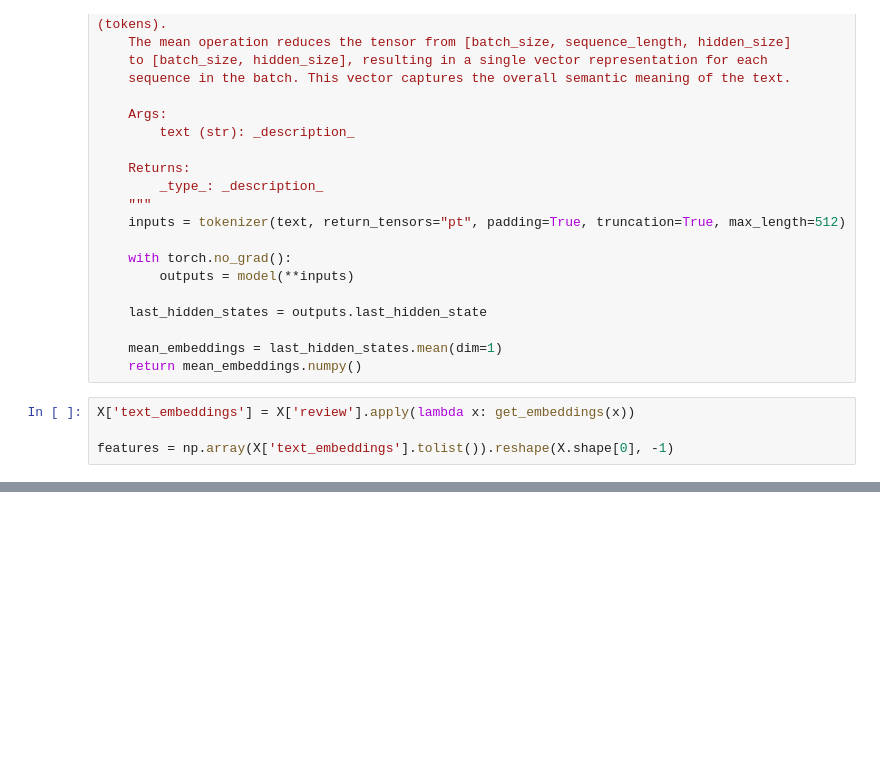
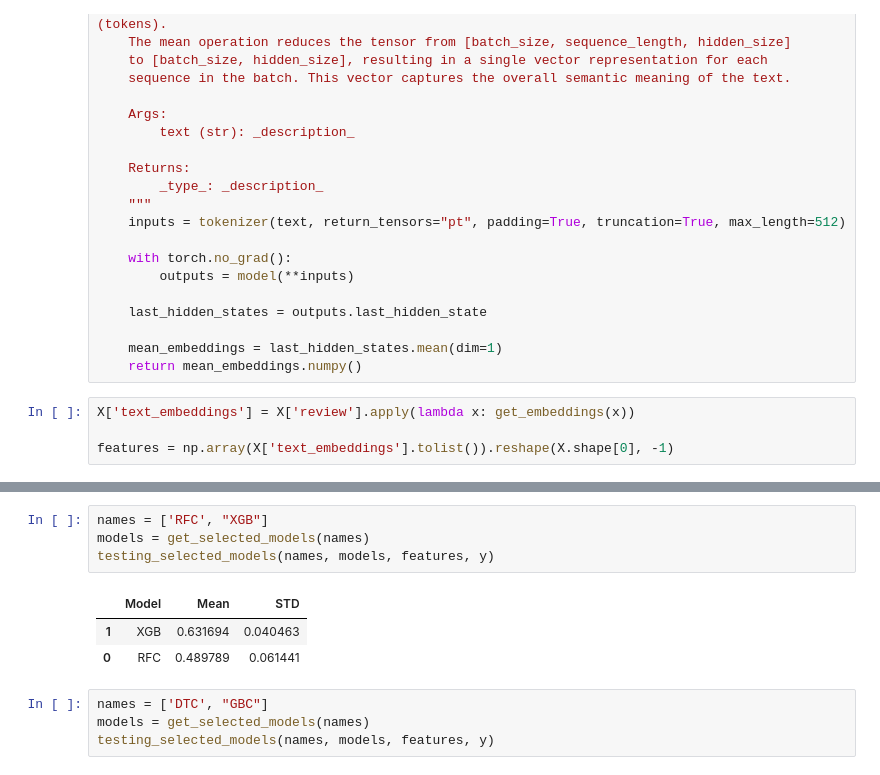
Before and after one commit to MaukanMir/Genshin-Impact-Google-Sentiment-Analysis, a Jupyter notebook: training.ipynb, the cells around one changed output, grey strips where cells are left out. Drawn from its saved outputs; the diff is of its cells as text; blank space fills up the shorter version.

Commit message:
poor model performance

```diff
--- a/training.ipynb
+++ b/training.ipynb
@@ -306,0 +332,12 @@ features = np.array(X['text_embeddings'].tolist()).reshape(X.shape[0], -1)
+# %%
+names = ['RFC', "XGB"]
+models = get_selected_models(names)
+testing_selected_models(names, models, features, y)
+# %% [output]
+|  | Model | Mean | STD |
+| 1 | XGB | 0.631694 | 0.040463 |
+| 0 | RFC | 0.489789 | 0.061441 |
+# %%
+names = ['DTC', "GBC"]
+models = get_selected_models(names)
+testing_selected_models(names, models, features, y)
```
Also changed, not shown: parts of 6 cells of this notebook.
